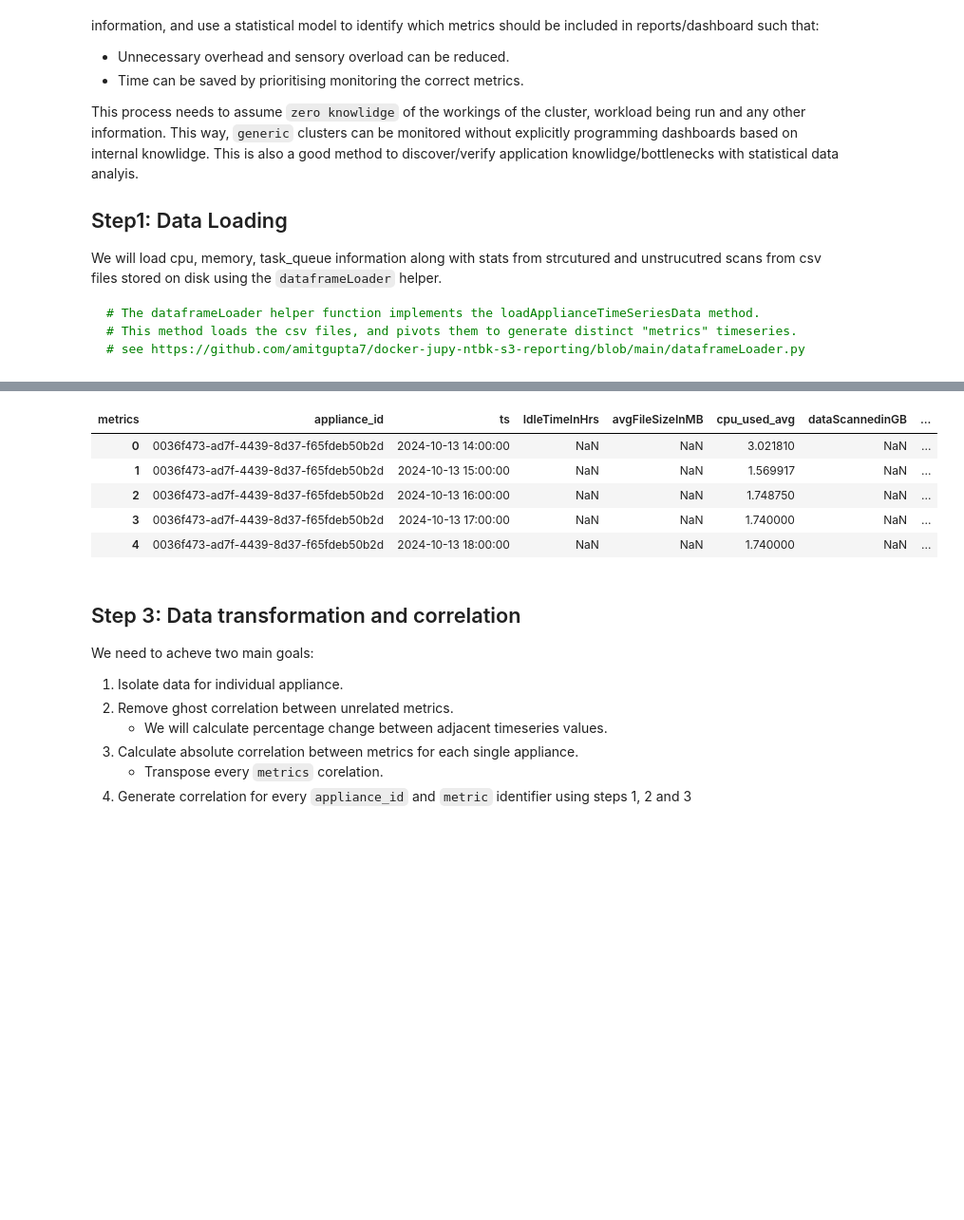
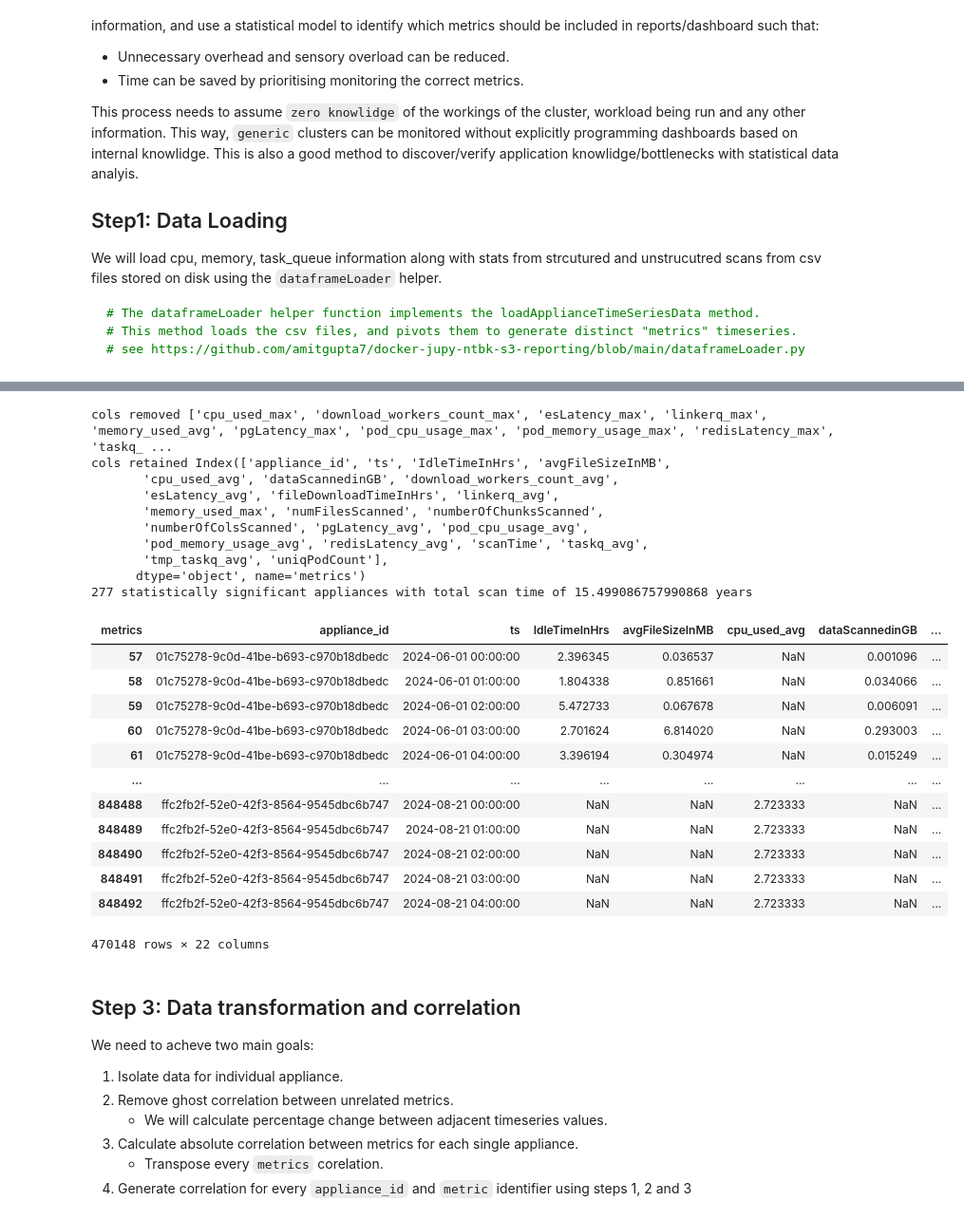
Before and after one commit to amitgupta7/jupyter-python-local-venv, a Jupyter notebook: examples/statistical analysis/ApplianceTelemetryCorrelationAnalysis.ipynb, the cells around one changed output, grey strips where cells are left out. Shown at 95% size. Saved outputs shown, nothing was run; the diff lists cells and outputs as text; code cells hidden in the pictures; blank space fills up the shorter version.

```diff
--- a/examples/statistical analysis/ApplianceTelemetryCorrelationAnalysis.ipynb
+++ b/examples/statistical analysis/ApplianceTelemetryCorrelationAnalysis.ipynb
@@ -55,16 +68,46 @@ We now aggregate the data by `appliance_id` (unique identifier for our cluster)
 
 * Tracked every hour
-# %%
-dfp = df.pivot_table(index=['appliance_id','ts'], columns=['metrics'], values='value', aggfunc='sum').reset_index()
-dfp = dfp[dfp.columns.drop(list(dfp.filter(regex='max')))]
-dfp.head()
-# %% [output]
-| metrics | appliance_id | ts | IdleTimeInHrs | avgFileSizeInMB | cpu_used_avg | dataScannedinGB | ... |
-| 0 | 0036f473-ad7f-4439-8d37-f65fdeb50b2d | 2024-10-13 14:00:00 | NaN | NaN | 3.021810 | NaN | ... |
-| 1 | 0036f473-ad7f-4439-8d37-f65fdeb50b2d | 2024-10-13 15:00:00 | NaN | NaN | 1.569917 | NaN | ... |
-| 2 | 0036f473-ad7f-4439-8d37-f65fdeb50b2d | 2024-10-13 16:00:00 | NaN | NaN | 1.748750 | NaN | ... |
-| 3 | 0036f473-ad7f-4439-8d37-f65fdeb50b2d | 2024-10-13 17:00:00 | NaN | NaN | 1.740000 | NaN | ... |
-| 4 | 0036f473-ad7f-4439-8d37-f65fdeb50b2d | 2024-10-13 18:00:00 | NaN | NaN | 1.740000 | NaN | ... |
+# %%
+#consider only appliances with a certain number of scanning intervals.
+min_scanning_intervals = 10
+dfp = df.pivot_table(index=['appliance_id','ts'], columns=['metrics'], values='value', aggfunc='sum').reset_index()
+max_list = list(dfp.filter(regex='max'))
+# maxlist = ['cpu_used_max', 'linkerq_max', 'memory_used_avg', 'taskq_max', 'tmp_taskq_max']
+# we would like to use max memory (to indicate spikes/oom conditions)
+max_list = list(map(lambda x: x.replace('memory_used_max', 'memory_used_avg'), max_list))
+print('cols removed', max_list)
+dfp = dfp[dfp.columns.drop(max_list)]
+stat_sig = dfp.fillna(0).groupby(['appliance_id']).scanTime.agg(lambda x: x.ne(0).sum())
+stat_sig = stat_sig[stat_sig > min_scanning_intervals].sort_values(ascending=False)
+print('cols retained', dfp.columns)
+print(len(stat_sig), 'statistically significant appliances with total scan time of', stat_sig.sum()/24/365, 'years')
+dfp = dfp[dfp.appliance_id.isin(stat_sig.index)]
+
+display(dfp)
+# %% [output]
+cols removed ['cpu_used_max', 'download_workers_count_max', 'esLatency_max', 'linkerq_max', 'memory_used_avg', 'pgLatency_max', 'pod_cpu_usage_max', 'pod_memory_usage_max', 'redisLatency_max', 'taskq_ ...
+cols retained Index(['appliance_id', 'ts', 'IdleTimeInHrs', 'avgFileSizeInMB',
+       'cpu_used_avg', 'dataScannedinGB', 'download_workers_count_avg',
+       'esLatency_avg', 'fileDownloadTimeInHrs', 'linkerq_avg',
+       'memory_used_max', 'numFilesScanned', 'numberOfChunksScanned',
+       'numberOfColsScanned', 'pgLatency_avg', 'pod_cpu_usage_avg',
+       'pod_memory_usage_avg', 'redisLatency_avg', 'scanTime', 'taskq_avg',
+       'tmp_taskq_avg', 'uniqPodCount'],
+      dtype='object', name='metrics')
+277 statistically significant appliances with total scan time of 15.499086757990868 years
+| metrics | appliance_id | ts | IdleTimeInHrs | avgFileSizeInMB | cpu_used_avg | dataScannedinGB | ... |
+| 57 | 01c75278-9c0d-41be-b693-c970b18dbedc | 2024-06-01 00:00:00 | 2.396345 | 0.036537 | NaN | 0.001096 | ... |
+| 58 | 01c75278-9c0d-41be-b693-c970b18dbedc | 2024-06-01 01:00:00 | 1.804338 | 0.851661 | NaN | 0.034066 | ... |
+| 59 | 01c75278-9c0d-41be-b693-c970b18dbedc | 2024-06-01 02:00:00 | 5.472733 | 0.067678 | NaN | 0.006091 | ... |
+| 60 | 01c75278-9c0d-41be-b693-c970b18dbedc | 2024-06-01 03:00:00 | 2.701624 | 6.814020 | NaN | 0.293003 | ... |
+| 61 | 01c75278-9c0d-41be-b693-c970b18dbedc | 2024-06-01 04:00:00 | 3.396194 | 0.304974 | NaN | 0.015249 | ... |
+| ... | ... | ... | ... | ... | ... | ... | ... |
+| 848488 | ffc2fb2f-52e0-42f3-8564-9545dbc6b747 | 2024-08-21 00:00:00 | NaN | NaN | 2.723333 | NaN | ... |
+| 848489 | ffc2fb2f-52e0-42f3-8564-9545dbc6b747 | 2024-08-21 01:00:00 | NaN | NaN | 2.723333 | NaN | ... |
+| 848490 | ffc2fb2f-52e0-42f3-8564-9545dbc6b747 | 2024-08-21 02:00:00 | NaN | NaN | 2.723333 | NaN | ... |
+| 848491 | ffc2fb2f-52e0-42f3-8564-9545dbc6b747 | 2024-08-21 03:00:00 | NaN | NaN | 2.723333 | NaN | ... |
+| 848492 | ffc2fb2f-52e0-42f3-8564-9545dbc6b747 | 2024-08-21 04:00:00 | NaN | NaN | 2.723333 | NaN | ... |
+470148 rows × 22 columns
 # %% [markdown]
 ## Step 3: Data transformation and correlation
 We need to acheve two main goals:
```
Also changed, not shown: parts of 5 cells of this notebook, 5 other files.
